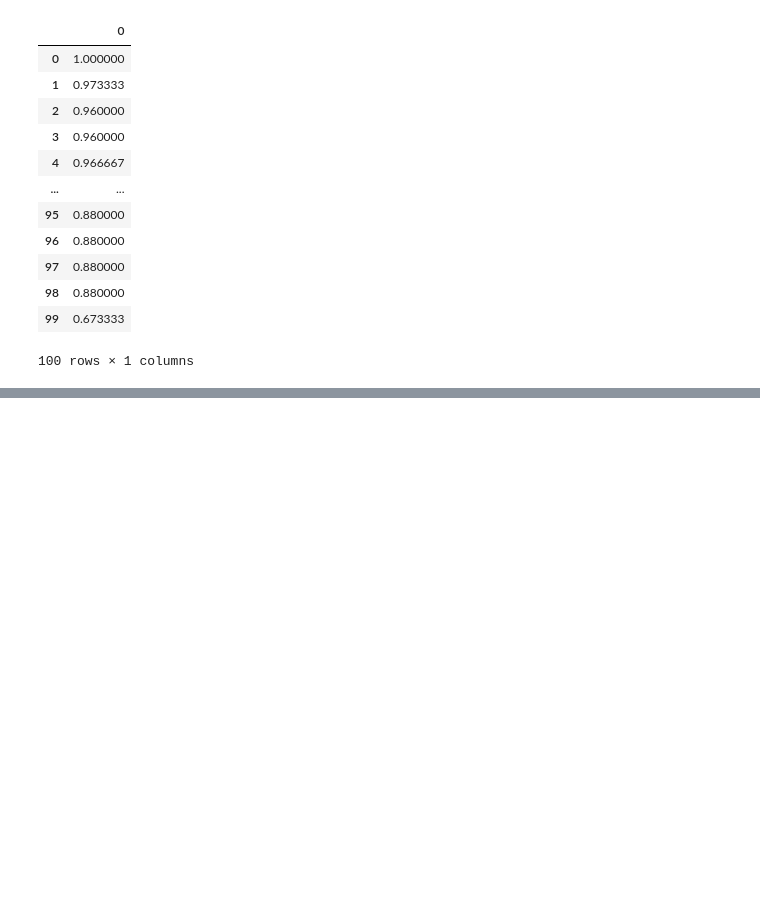
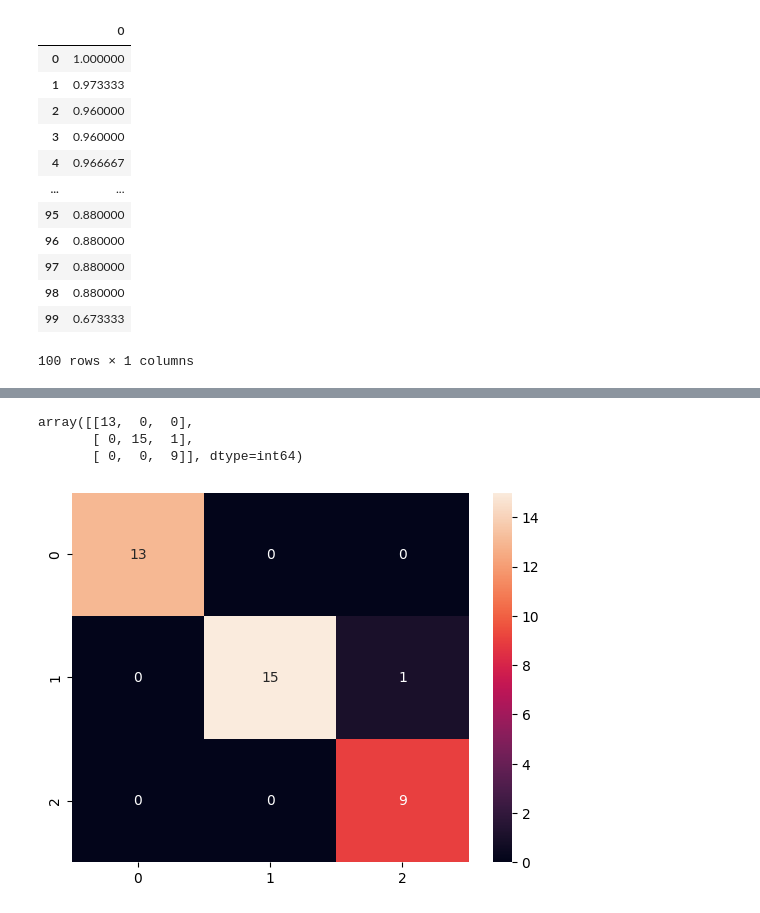
Before and after one commit to prasad-888/ML, a Jupyter notebook: Supervised Learning/Classification Algorithms (classifiers)/K - Nearest Neighbour (KNN)/IRIS KNN.ipynb, the cells around one changed output, grey strips where cells are left out. Drawn from its saved outputs; the diff is of its cells as text; code cells hidden in the pictures; blank space fills up the shorter version.

```diff
--- a/Supervised Learning/Classification Algorithms (classifiers)/K - Nearest Neighbour (KNN)/IRIS KNN.ipynb
+++ b/Supervised Learning/Classification Algorithms (classifiers)/K - Nearest Neighbour (KNN)/IRIS KNN.ipynb
@@ -145,0 +161,15 @@ plt.show()
+# %%
+X_train, X_test, y_train, y_test = train_test_split(X, y, random_state=0)
+# %%
+cm = confusion_matrix(y_test, knn.predict(X_test))
+# %%
+cm
+# %% [output]
+array([[13,  0,  0],
+       [ 0, 15,  1],
+       [ 0,  0,  9]], dtype=int64)
+# %%
+sns.heatmap(cm, annot=True)
+plt.show()
+# %% [output]
+[figure, added]
```
Also changed, not shown: parts of 10 cells of this notebook, 3 other files.
